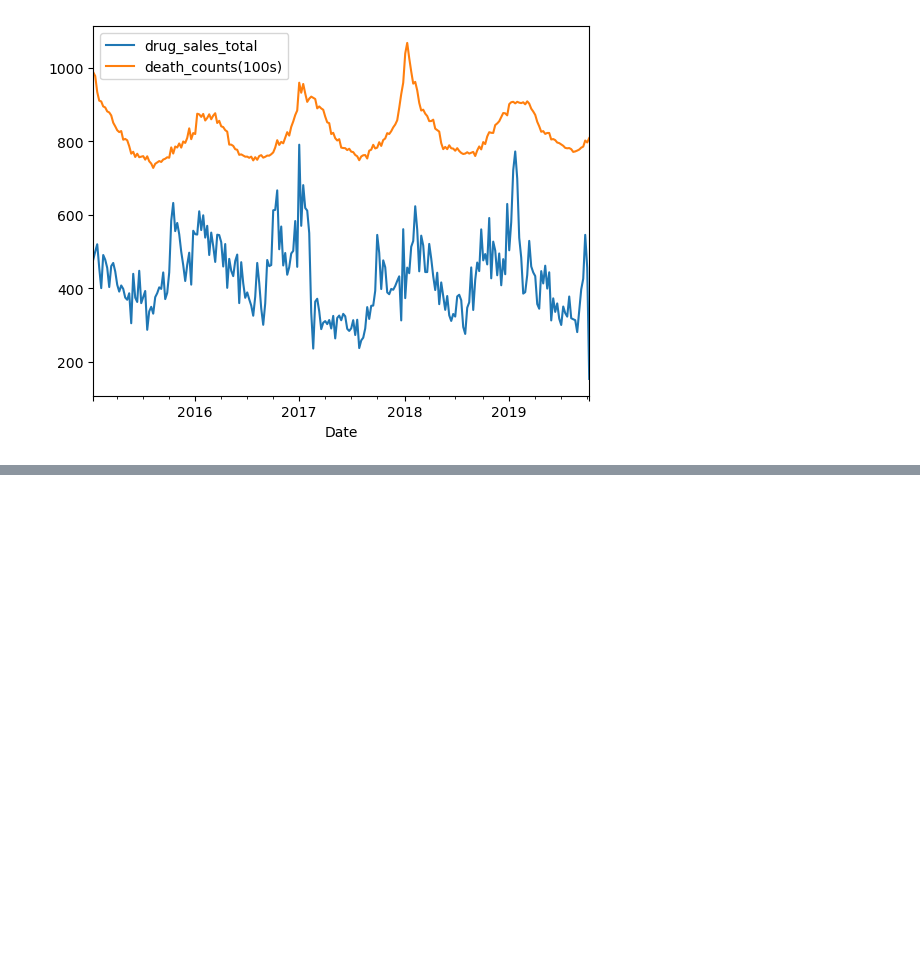
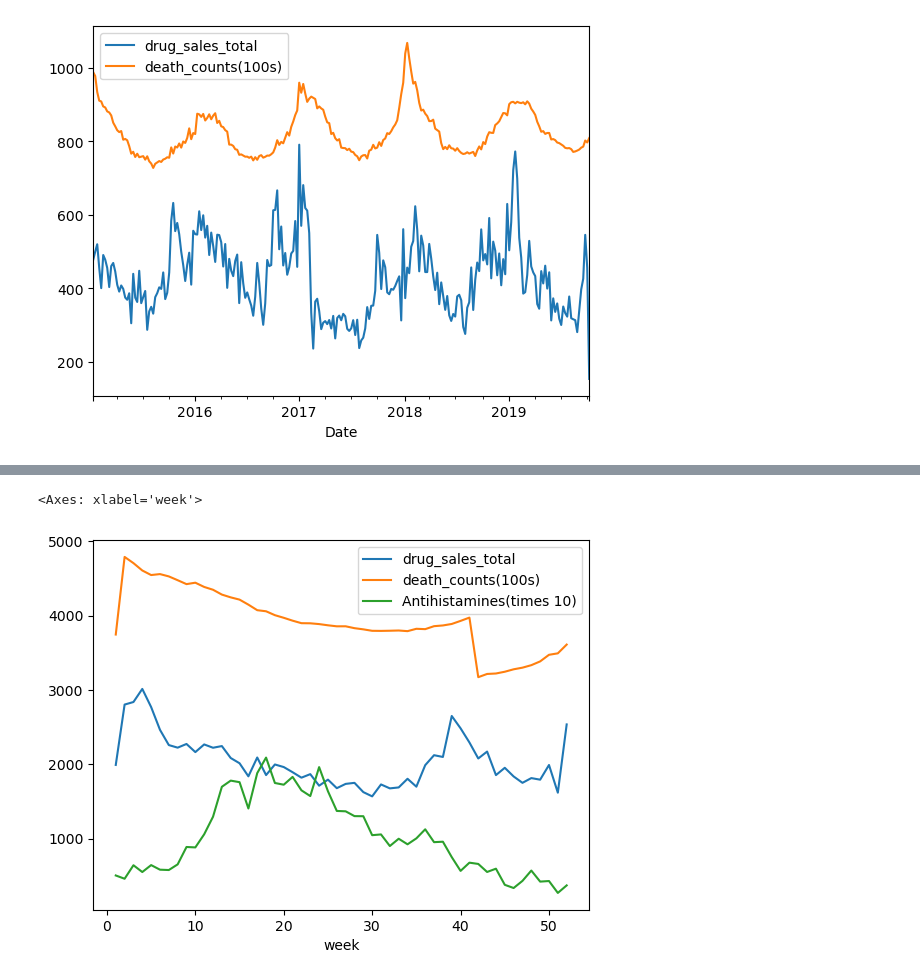
Before and after one commit to Birdfeathers/Project1--Healthcare_Devices, a Jupyter notebook: death_by_drug_sales.ipynb, the cells around one changed output, grey strips where cells are left out. Cells and saved outputs as stored; diff of their text form; code cells hidden in the pictures; blank space fills up the shorter version.

Commit message:
graphed correlations

```diff
--- a/death_by_drug_sales.ipynb
+++ b/death_by_drug_sales.ipynb
@@ -182,3 +180,8 @@ death_and_drug_sales_df[['drug_sales_total', 'death_counts(100s)']].plot()
 # %% [output]
 <Axes: xlabel='Date'>
 [figure]
+# %%
+death_and_drug_sales_by_week_df = death_and_drug_sales_df.reset_index()
+death_and_drug_sales_by_week_df['week'] = death_and_drug_sales_by_week_df['Date'].dt.isocalendar().week
+death_and_drug_sales_by_week_df = death_and_drug_sales_by_week_df.groupby(by='week')[['drug_sales_total', 'death_counts(100s)', 'drug_sales_Antihistamines for systemic use']]
+death_and_drug_sales_by_week_df = death_and_drug_sales_by_week_df.sum()
@@ -184,0 +209,7 @@ death_and_drug_sales_df[['drug_sales_total', 'death_counts(100s)']].plot()
+# %%
+death_and_drug_sales_by_week_df['Antihistamines(times 10)'] = death_and_drug_sales_by_week_df['drug_sales_Antihistamines for systemic use'] *10
+death_and_drug_sales_by_week_df = death_and_drug_sales_by_week_df.drop(columns=['drug_sales_Antihistamines for systemic use'])
+death_and_drug_sales_by_week_df[0:52].plot()
+# %% [output]
+<Axes: xlabel='week'>
+[figure, added]
```
Also changed, not shown: parts of 2 cells of this notebook.
